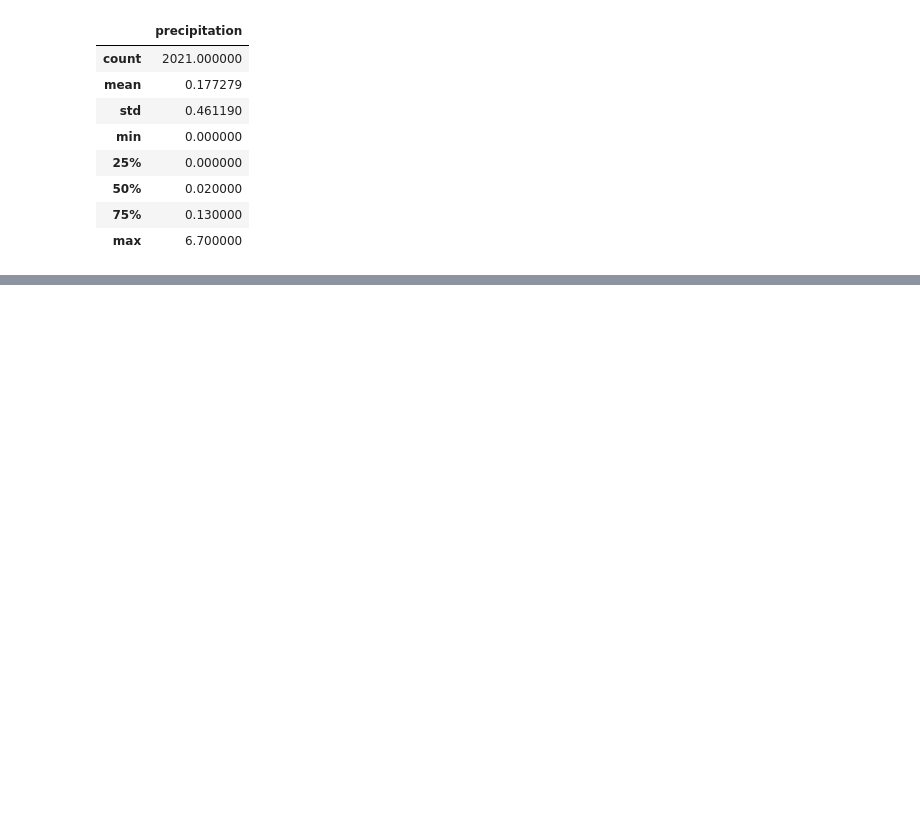
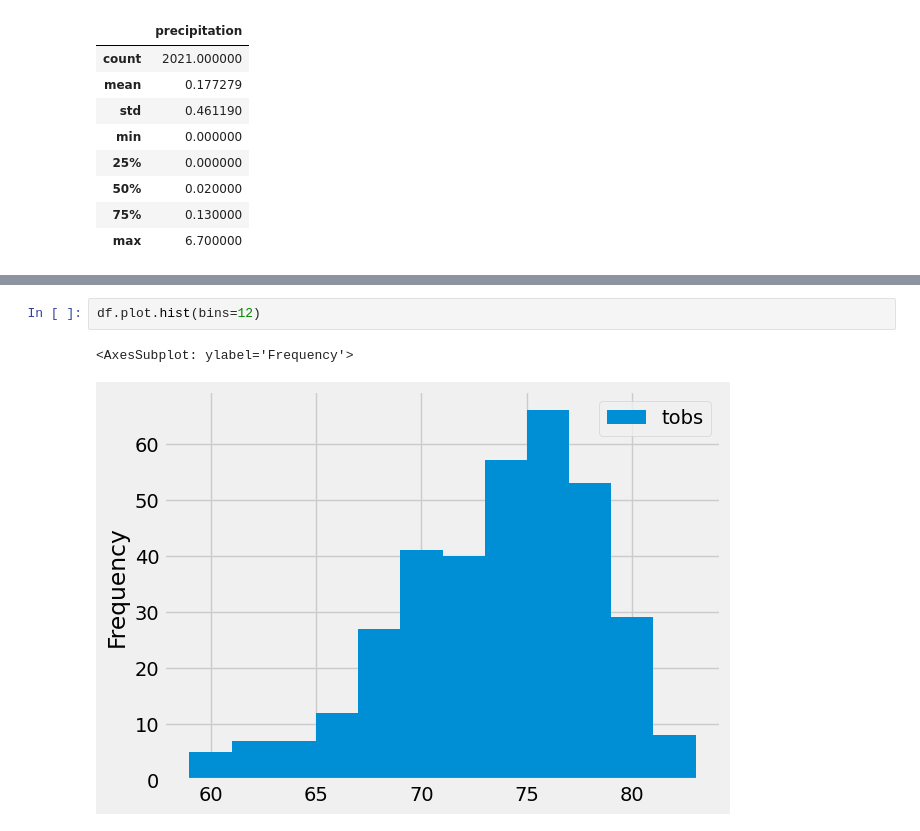
Before and after one commit to Cybercelt386/surfs_up, a Jupyter notebook: climate_analysis.ipynb, the cells around one changed output, grey strips where cells are left out. Cells and saved outputs as stored; diff of their text form; blank space fills up the shorter version.

```diff
--- a/climate_analysis.ipynb
+++ b/climate_analysis.ipynb
@@ -120,0 +185,5 @@ df.describe()
+# %%
+df.plot.hist(bins=12)
+# %% [output]
+<AxesSubplot: ylabel='Frequency'>
+[figure, added]
```
Also changed, not shown: parts of 10 cells of this notebook.
